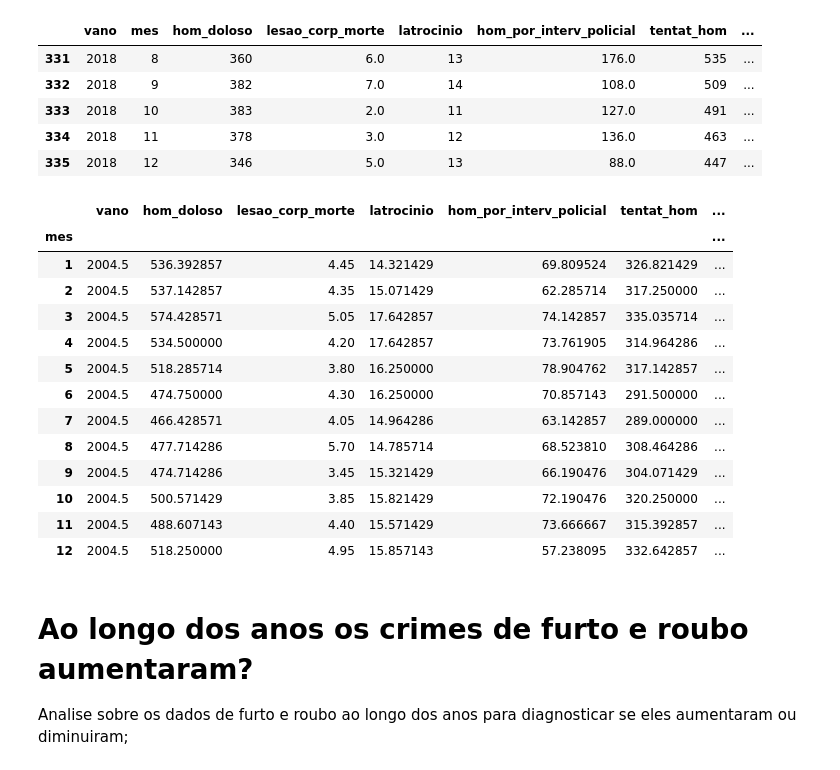
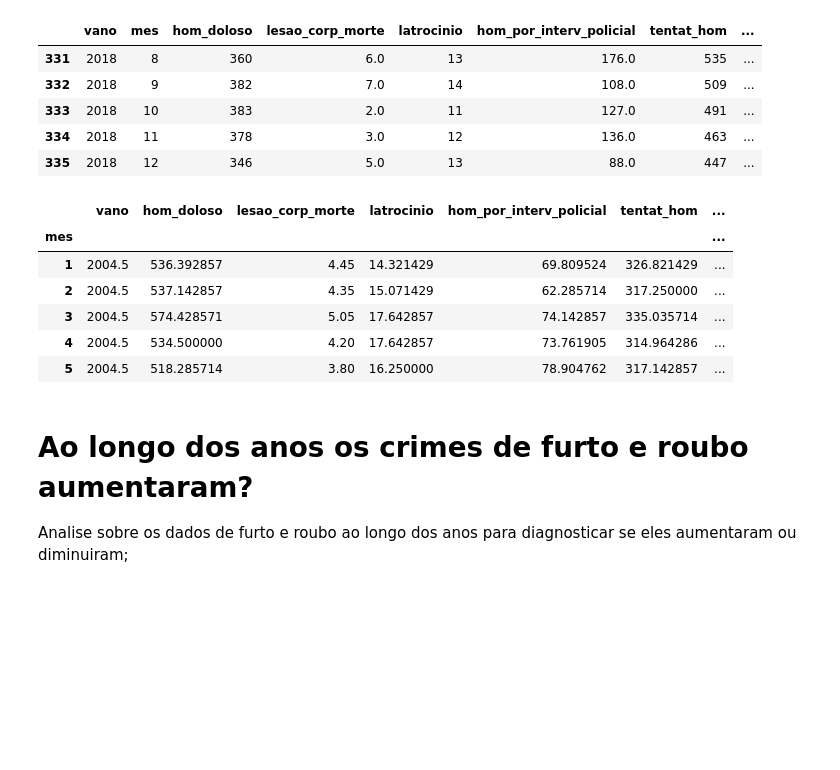
Before and after one commit to LuccaMello7/AnaliseCriminalidadeEstadoDoRJ, a Jupyter notebook: RioAnalysis.ipynb, the cells around one changed output. Drawn from its saved outputs; the diff is of its cells as text; code cells hidden in the pictures; blank space fills up the shorter version.

```diff
--- a/RioAnalysis.ipynb
+++ b/RioAnalysis.ipynb
@@ -371,22 +394,15 @@ df_drop.tail()
 df_mes = df_drop.copy()
 df_mes = df_drop.groupby('mes').mean()
 # %%
-df_mes.head(12)
+df_mes.head()
 # %% [output]
 |  | vano | hom_doloso | lesao_corp_morte | latrocinio | hom_por_interv_policial | tentat_hom | ... |
 | mes |  |  |  |  |  |  | ... |
 | 1 | 2004.5 | 536.392857 | 4.45 | 14.321429 | 69.809524 | 326.821429 | ... |
 | 2 | 2004.5 | 537.142857 | 4.35 | 15.071429 | 62.285714 | 317.250000 | ... |
 | 3 | 2004.5 | 574.428571 | 5.05 | 17.642857 | 74.142857 | 335.035714 | ... |
 | 4 | 2004.5 | 534.500000 | 4.20 | 17.642857 | 73.761905 | 314.964286 | ... |
 | 5 | 2004.5 | 518.285714 | 3.80 | 16.250000 | 78.904762 | 317.142857 | ... |
-| 6 | 2004.5 | 474.750000 | 4.30 | 16.250000 | 70.857143 | 291.500000 | ... |
-| 7 | 2004.5 | 466.428571 | 4.05 | 14.964286 | 63.142857 | 289.000000 | ... |
-| 8 | 2004.5 | 477.714286 | 5.70 | 14.785714 | 68.523810 | 308.464286 | ... |
-| 9 | 2004.5 | 474.714286 | 3.45 | 15.321429 | 66.190476 | 304.071429 | ... |
-| 10 | 2004.5 | 500.571429 | 3.85 | 15.821429 | 72.190476 | 320.250000 | ... |
-| 11 | 2004.5 | 488.607143 | 4.40 | 15.571429 | 73.666667 | 315.392857 | ... |
-| 12 | 2004.5 | 518.250000 | 4.95 | 15.857143 | 57.238095 | 332.642857 | ... |
 # %%
 df_ano = df_drop.copy()
 df_ano = df_drop.groupby('vano').sum()
```
Also changed, not shown: parts of 12 cells of this notebook.
